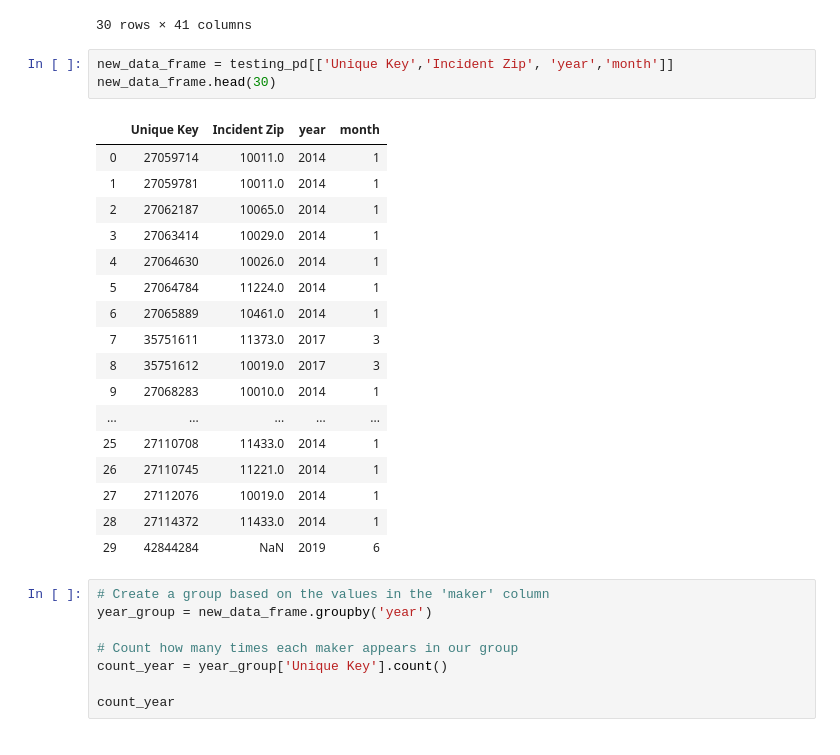
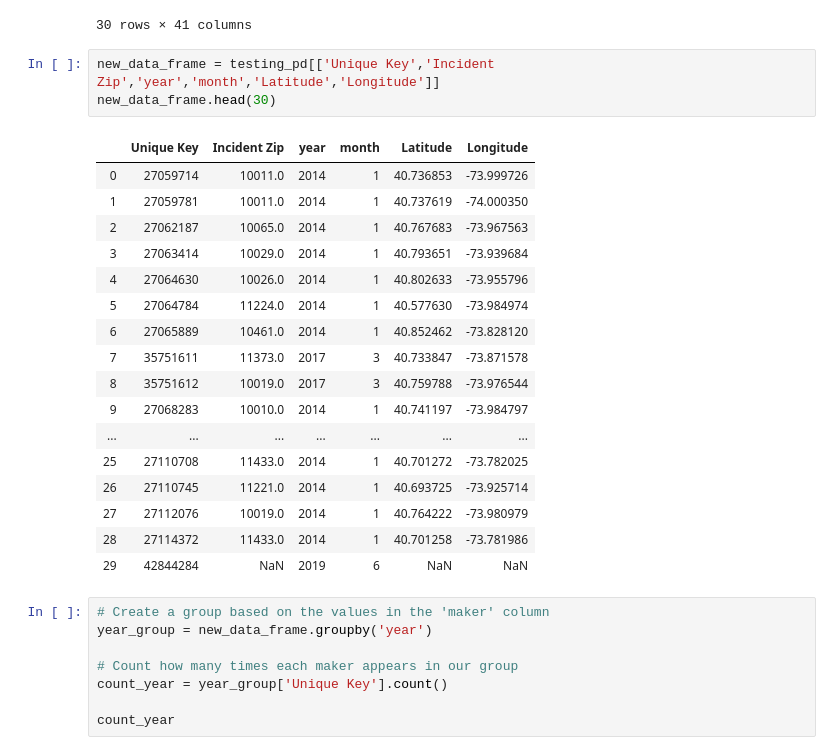
Before and after one commit to laurenmckinzie/jedapi_project, a Jupyter notebook: homeless_2009_2019.ipynb, the cells around one changed output. Cells and saved outputs as stored; diff of their text form.

```diff
--- a/homeless_2009_2019.ipynb
+++ b/homeless_2009_2019.ipynb
@@ -112,26 +123,26 @@ testing_pd.head(30)
 | 29 | 42844284 | 06/02/2019 07:40:39 PM | 06/02/2019 09:55:55 PM | DHS | Operations Unit - Department of H... | Homeless Person Assistance | NaN | ... |
 30 rows × 41 columns
 # %%
-new_data_frame = testing_pd[['Unique Key','Incident Zip', 'year','month']]
+new_data_frame = testing_pd[['Unique Key','Incident Zip','year','month','Latitude','Longitude']]
 new_data_frame.head(30)
 # %% [output]
-|  | Unique Key | Incident Zip | year | month |
-| 0 | 27059714 | 10011.0 | 2014 | 1 |
-| 1 | 27059781 | 10011.0 | 2014 | 1 |
-| 2 | 27062187 | 10065.0 | 2014 | 1 |
-| 3 | 27063414 | 10029.0 | 2014 | 1 |
-| 4 | 27064630 | 10026.0 | 2014 | 1 |
-| 5 | 27064784 | 11224.0 | 2014 | 1 |
-| 6 | 27065889 | 10461.0 | 2014 | 1 |
-| 7 | 35751611 | 11373.0 | 2017 | 3 |
-| 8 | 35751612 | 10019.0 | 2017 | 3 |
-| 9 | 27068283 | 10010.0 | 2014 | 1 |
-| ... | ... | ... | ... | ... |
-| 25 | 27110708 | 11433.0 | 2014 | 1 |
-| 26 | 27110745 | 11221.0 | 2014 | 1 |
-| 27 | 27112076 | 10019.0 | 2014 | 1 |
-| 28 | 27114372 | 11433.0 | 2014 | 1 |
-| 29 | 42844284 | NaN | 2019 | 6 |
+|  | Unique Key | Incident Zip | year | month | Latitude | Longitude |
+| 0 | 27059714 | 10011.0 | 2014 | 1 | 40.736853 | -73.999726 |
+| 1 | 27059781 | 10011.0 | 2014 | 1 | 40.737619 | -74.000350 |
+| 2 | 27062187 | 10065.0 | 2014 | 1 | 40.767683 | -73.967563 |
+| 3 | 27063414 | 10029.0 | 2014 | 1 | 40.793651 | -73.939684 |
+| 4 | 27064630 | 10026.0 | 2014 | 1 | 40.802633 | -73.955796 |
+| 5 | 27064784 | 11224.0 | 2014 | 1 | 40.577630 | -73.984974 |
+| 6 | 27065889 | 10461.0 | 2014 | 1 | 40.852462 | -73.828120 |
+| 7 | 35751611 | 11373.0 | 2017 | 3 | 40.733847 | -73.871578 |
+| 8 | 35751612 | 10019.0 | 2017 | 3 | 40.759788 | -73.976544 |
+| 9 | 27068283 | 10010.0 | 2014 | 1 | 40.741197 | -73.984797 |
+| ... | ... | ... | ... | ... | ... | ... |
+| 25 | 27110708 | 11433.0 | 2014 | 1 | 40.701272 | -73.782025 |
+| 26 | 27110745 | 11221.0 | 2014 | 1 | 40.693725 | -73.925714 |
+| 27 | 27112076 | 10019.0 | 2014 | 1 | 40.764222 | -73.980979 |
+| 28 | 27114372 | 11433.0 | 2014 | 1 | 40.701258 | -73.781986 |
+| 29 | 42844284 | NaN | 2019 | 6 | NaN | NaN |
 # %%
 # Create a group based on the values in the 'maker' column
 year_group = new_data_frame.groupby('year')
```
Also changed, not shown: parts of 4 cells of this notebook, 2 other files.
